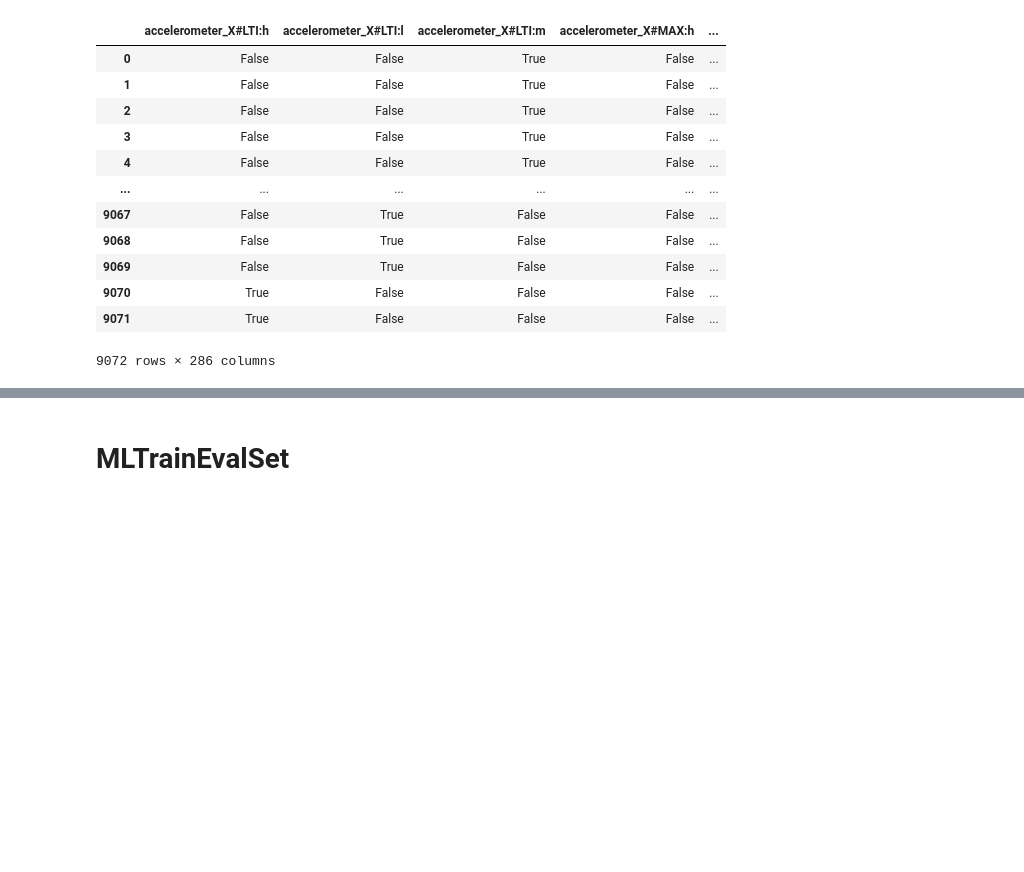
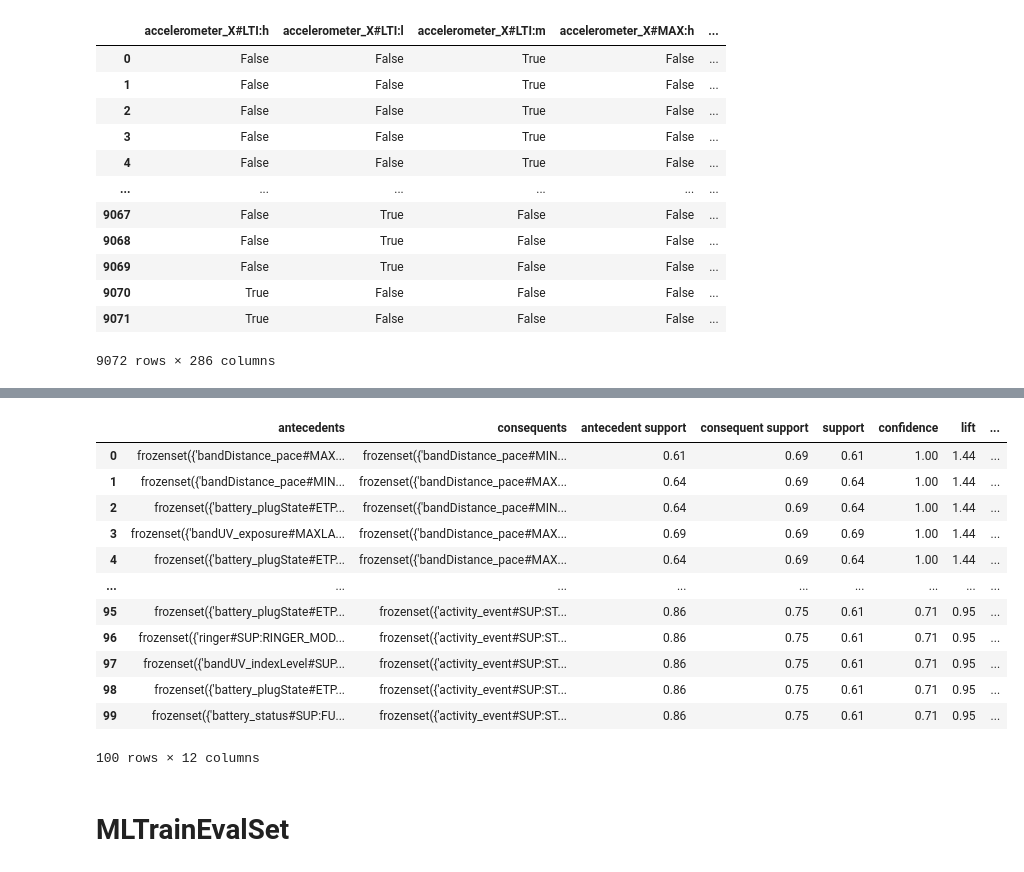
Before and after one commit to Jumabek/receptivity, a Jupyter notebook: analysis/Association Rule Mining.ipynb, the cells around one changed output, grey strips where cells are left out. Cells and saved outputs as stored; diff of their text form; code cells hidden in the pictures; blank space fills up the shorter version.

```diff
--- a/analysis/Association Rule Mining.ipynb
+++ b/analysis/Association Rule Mining.ipynb
@@ -1151,3 +1042,20 @@ saveAsGraph(head(topRules, n = 10, by = "lift"), file = "rules.graphml")
+# %%
+topk_rules_df = pd.read_csv('top100_rules.csv')
+topk_rules_df
+# %% [output]
+|  | antecedents | consequents | antecedent support | consequent support | support | confidence | lift | ... |
+| 0 | frozenset({'bandDistance_pace#MAX... | frozenset({'bandDistance_pace#MIN... | 0.61 | 0.69 | 0.61 | 1.00 | 1.44 | ... |
+| 1 | frozenset({'bandDistance_pace#MIN... | frozenset({'bandDistance_pace#MAX... | 0.64 | 0.69 | 0.64 | 1.00 | 1.44 | ... |
+| 2 | frozenset({'battery_plugState#ETP... | frozenset({'bandDistance_pace#MIN... | 0.64 | 0.69 | 0.64 | 1.00 | 1.44 | ... |
+| 3 | frozenset({'bandUV_exposure#MAXLA... | frozenset({'bandDistance_pace#MAX... | 0.69 | 0.69 | 0.69 | 1.00 | 1.44 | ... |
+| 4 | frozenset({'battery_plugState#ETP... | frozenset({'bandDistance_pace#MAX... | 0.64 | 0.69 | 0.64 | 1.00 | 1.44 | ... |
+| ... | ... | ... | ... | ... | ... | ... | ... | ... |
+| 95 | frozenset({'battery_plugState#ETP... | frozenset({'activity_event#SUP:ST... | 0.86 | 0.75 | 0.61 | 0.71 | 0.95 | ... |
+| 96 | frozenset({'ringer#SUP:RINGER_MOD... | frozenset({'activity_event#SUP:ST... | 0.86 | 0.75 | 0.61 | 0.71 | 0.95 | ... |
+| 97 | frozenset({'bandUV_indexLevel#SUP... | frozenset({'activity_event#SUP:ST... | 0.86 | 0.75 | 0.61 | 0.71 | 0.95 | ... |
+| 98 | frozenset({'battery_plugState#ETP... | frozenset({'activity_event#SUP:ST... | 0.86 | 0.75 | 0.61 | 0.71 | 0.95 | ... |
+| 99 | frozenset({'battery_status#SUP:FU... | frozenset({'activity_event#SUP:ST... | 0.86 | 0.75 | 0.61 | 0.71 | 0.95 | ... |
+100 rows × 12 columns
 # %% [markdown]
 # MLTrainEvalSet
 # %%
```
Also changed, not shown: parts of 25 cells of this notebook, 3 other files.
